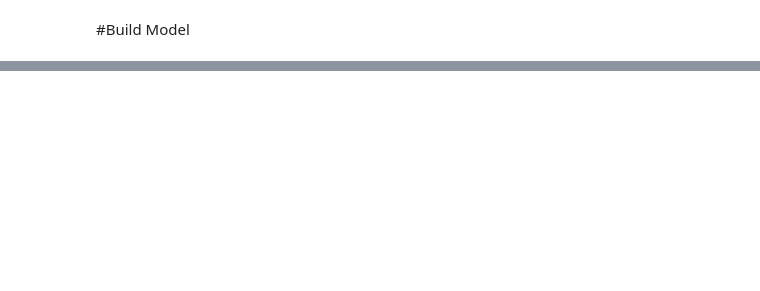
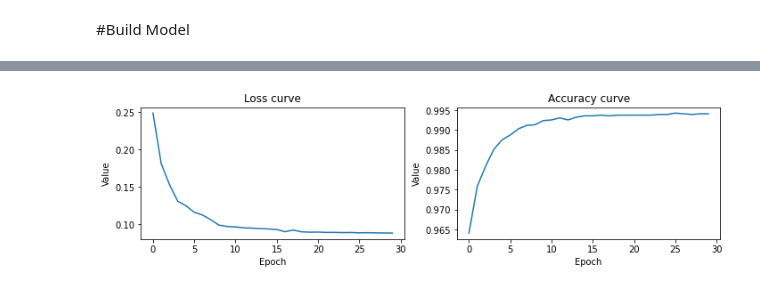
Before and after one commit to mustopahasan/MLCC-FakeJobPredictionPost, a Jupyter notebook: MLCC_JobPostingWithEDA.ipynb, the cells around one changed output, grey strips where cells are left out. Saved outputs shown, nothing was run; the diff lists cells and outputs as text; code cells hidden in the pictures; blank space fills up the shorter version.

```diff
--- a/MLCC_JobPostingWithEDA.ipynb
+++ b/MLCC_JobPostingWithEDA.ipynb
@@ -322,0 +332,32 @@ NameError: ignored
+# %%
+def create_model2(learning_rate, feature_layer, my_metrics):
+
+  model = tf.keras.models.Sequential()
+
+  model.add(feature_layer)
+
+  model.add(tf.keras.layers.Dense(units=1, input_shape=(1,),
+                                  activation=tf.keras.activations.relu),)
+
+  model.compile(optimizer=tf.keras.optimizers.RMSprop(lr=learning_rate),
+                loss=tf.keras.losses.BinaryCrossentropy(),
+                metrics=my_metrics)
+
+  return model
+# %%
+#setting hyperparameter value
+learning_rate = 0.01
+epochs = 30
+batch_size = 100
+label_name = "fraudulent"
+classification_threshold = 0.4
+
+METRICS = [
+           tf.keras.metrics.BinaryAccuracy(name='accuracy',
+                                           threshold=classification_threshold),
+          ]
+
+model2 = create_model2(learning_rate, feature_layer, METRICS)
+
+epochs2, hist2 = train_model(model2, train, epochs,
+                           label_name, batch_size)
@@ -322,0 +382,4 @@ NameError: ignored
+# %%
+ plot_curve(epochs2, hist2)
+# %% [output]
+[figure, added]
```
Also changed, not shown: parts of 22 cells of this notebook.
